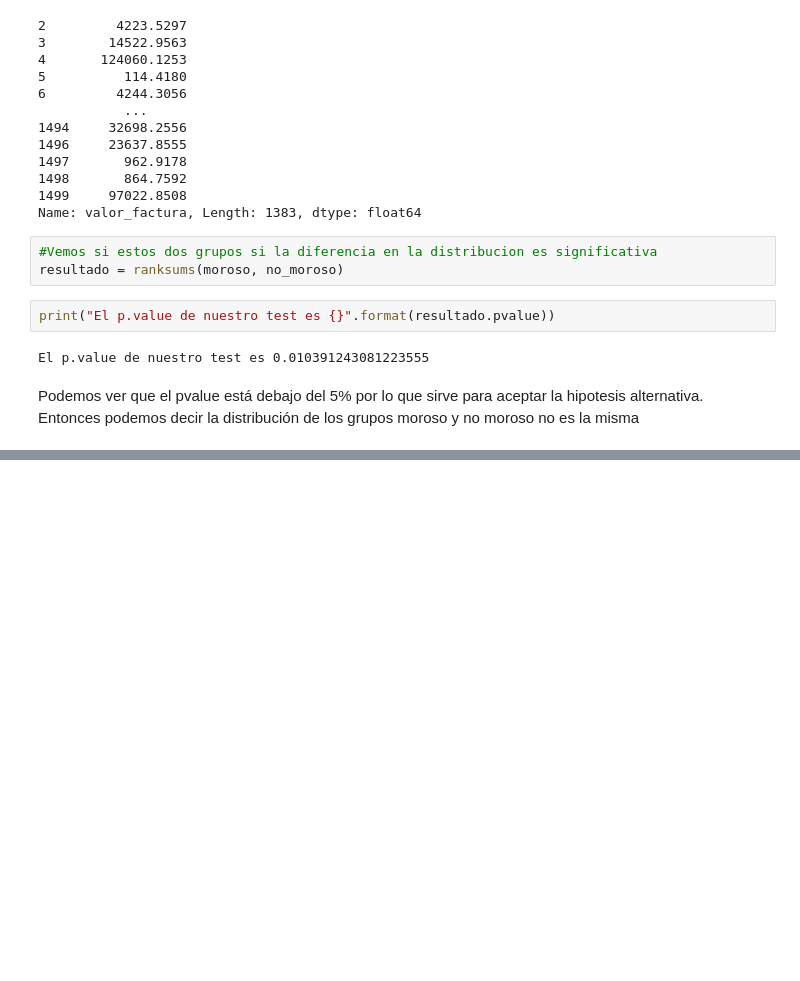
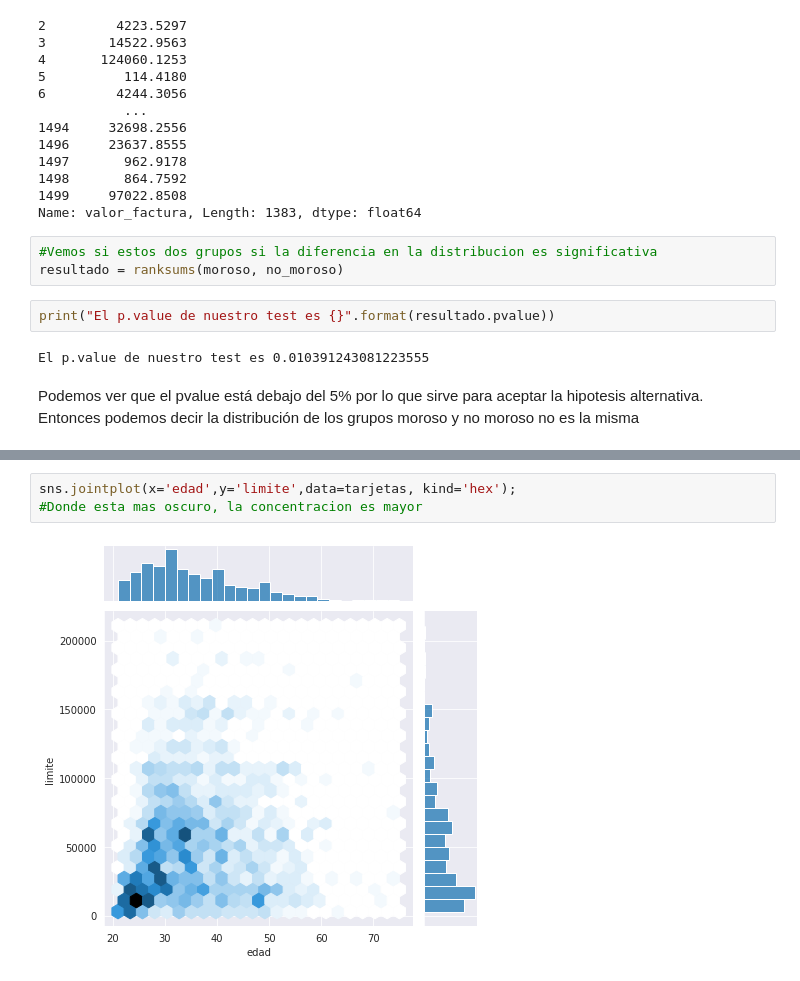
Before and after one commit to exequiel-farias/visualizacion-de-datos, a Jupyter notebook: Analisis_de_datos.ipynb, the cells around one changed output, grey strips where cells are left out. Cells and saved outputs as stored; diff of their text form; blank space fills up the shorter version.

```diff
--- a/Analisis_de_datos.ipynb
+++ b/Analisis_de_datos.ipynb
@@ -445,0 +471,5 @@ Podemos ver que el pvalue está debajo del 5% por lo que sirve para aceptar la h
+# %%
+sns.jointplot(x='edad',y='limite',data=tarjetas, kind='hex');
+#Donde esta mas oscuro, la concentracion es mayor
+# %% [output]
+[figure, added]
```
Also changed, not shown: parts of 9 cells of this notebook.
